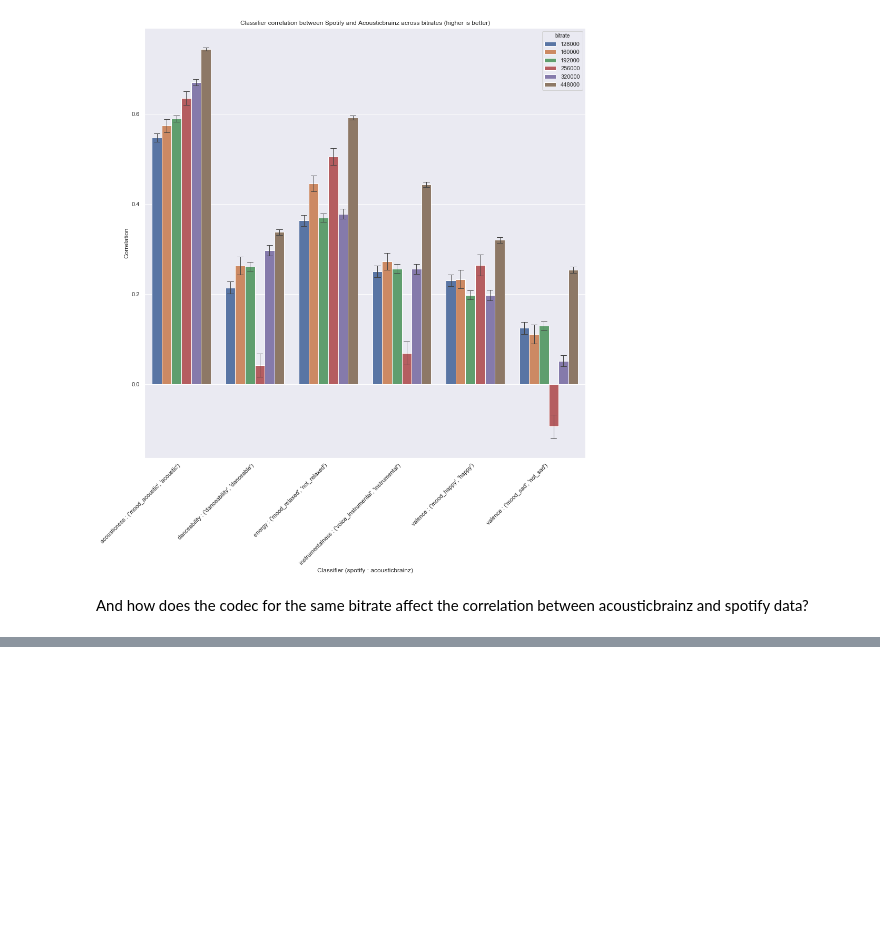
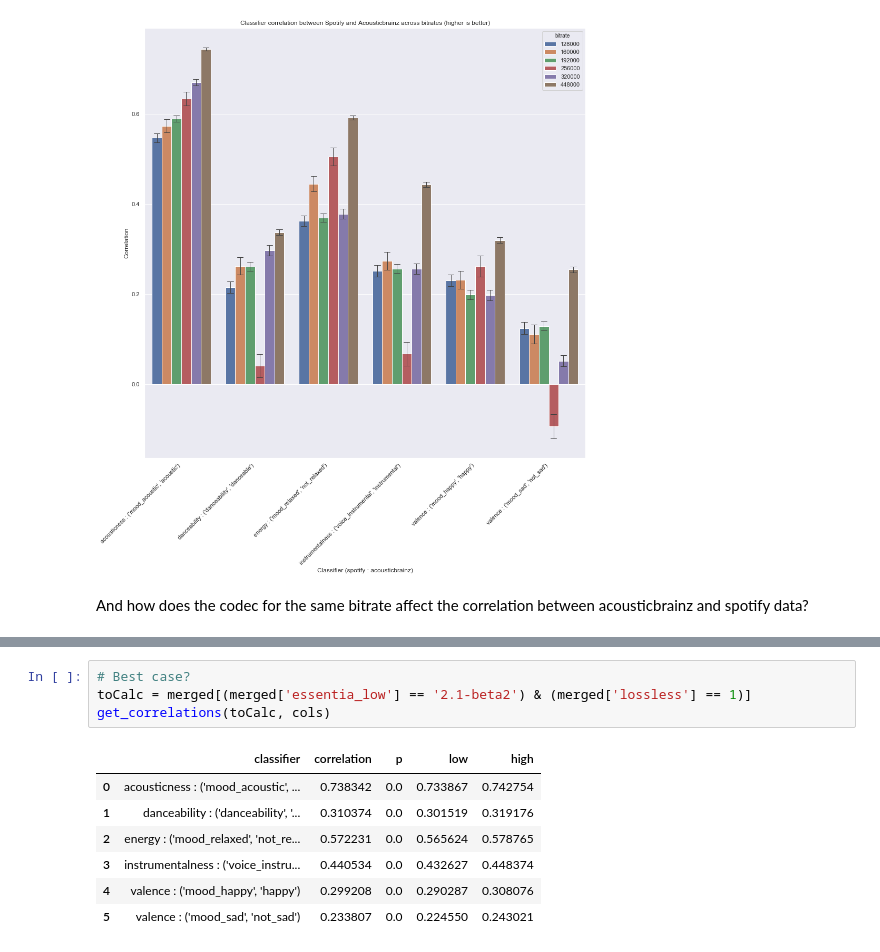
Before and after one commit to chrismostert/Thesis, a Jupyter notebook: Effect of audio quality on correlation and stability.ipynb, the cells around one changed output, grey strips where cells are left out. Cells and saved outputs as stored; diff of their text form; blank space fills up the shorter version.

```diff
--- a/Effect of audio quality on correlation and stability.ipynb
+++ b/Effect of audio quality on correlation and stability.ipynb
@@ -330,0 +425,12 @@ Bitrate 256000:
+# %%
+# Best case?
+toCalc = merged[(merged['essentia_low'] == '2.1-beta2') & (merged['lossless'] == 1)]
+get_correlations(toCalc, cols)
+# %% [output]
+|  | classifier | correlation | p | low | high |
+| 0 | acousticness : ('mood_acoustic', ... | 0.738342 | 0.0 | 0.733867 | 0.742754 |
+| 1 | danceability : ('danceability', '... | 0.310374 | 0.0 | 0.301519 | 0.319176 |
+| 2 | energy : ('mood_relaxed', 'not_re... | 0.572231 | 0.0 | 0.565624 | 0.578765 |
+| 3 | instrumentalness : ('voice_instru... | 0.440534 | 0.0 | 0.432627 | 0.448374 |
+| 4 | valence : ('mood_happy', 'happy') | 0.299208 | 0.0 | 0.290287 | 0.308076 |
+| 5 | valence : ('mood_sad', 'not_sad') | 0.233807 | 0.0 | 0.224550 | 0.243021 |
```
Also changed, not shown: parts of 6 cells of this notebook.
